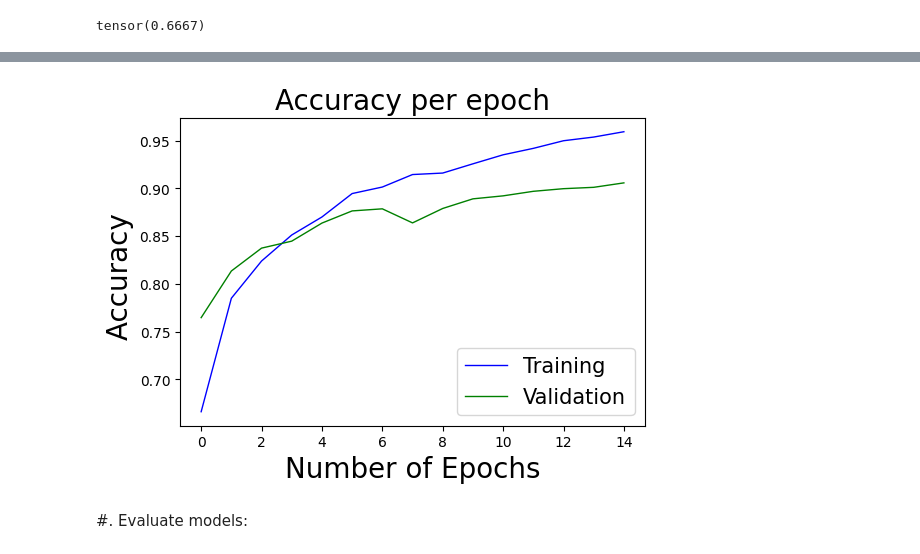
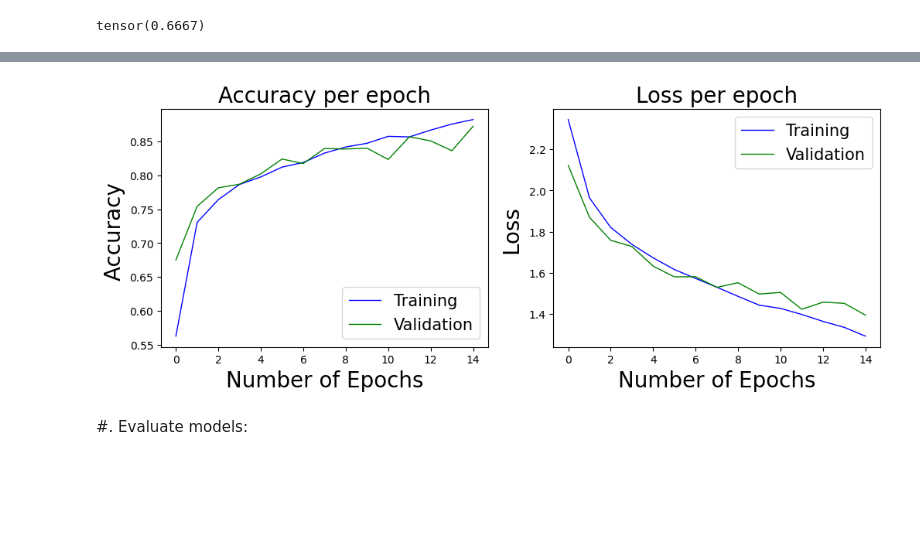
Before and after one commit to VincentCsNv/SPARKS, a Jupyter notebook: Classification_CIFAR/classif_main.ipynb, the cells around one changed output, grey strips where cells are left out. Saved outputs shown, nothing was run; the diff lists cells and outputs as text; code cells hidden in the pictures; blank space fills up the shorter version.

Commit message:
Adapt to both options

```diff
--- a/Classification_CIFAR/classif_main.ipynb
+++ b/Classification_CIFAR/classif_main.ipynb
@@ -154,6 +165,7 @@ test_data = CIFAR100(root="data",train = False,download = True, transform = test
 #Getting subset df
 train_df = getting_subset_df(train_data,super_classes_dict,SUPER_CLASSES)
 test_df = getting_subset_df(test_data,super_classes_dict,SUPER_CLASSES)
+eq_df = get_eq_df(train_df,SUPER_CLASSES)
 
 #Getting subset
 trainset = torch.utils.data.Subset(train_data, train_df["id_img"].values)
@@ -227,7 +216,7 @@ Using cache found in /root/.cache/torch/hub/pytorch_vision_v0.10.0
 #Model create layer by layer
 class convnet_no_dropout(nn.Module):
     # Constructor
-    def __init__(self):
+    def __init__(self,nb_class):
         super(convnet_no_dropout, self).__init__()
         '''
          Convolutional layers
@@ -238,6 +227,7 @@ class convnet_no_dropout(nn.Module):
               2. Relu activation function
               3. Maxpool layer
         '''
+        self.nb_class = nb_class
 
         self.conv_layer_1 = torch.nn.Sequential(
             # Convoolutional layer
@@ -271,7 +261,7 @@ class convnet_no_dropout(nn.Module):
 
         # Fully Connected layers
         self.hidden_layer = nn.Linear(128*2*2, 206)
-        self.output_layer = nn.Linear(206, len(super_class_selected))
+        self.output_layer = nn.Linear(206, self.nb_class)
 
     def forward(self, ip):
 
@@ -290,7 +280,5 @@ class convnet_no_dropout(nn.Module):
         output=self.output_layer(output)
 
         return output
-
-model1 = convnet_no_dropout()
 # %% [markdown]
 ## B. Training:
@@ -389,21 +408,27 @@ tensor(0.6667)
 # %%
 #TRAINING Options
 #Parameters
-OPTION = "A" #A or B
+OPTION = "B" #A or B
 BATCH_SIZE = 32
-MAX_LR = 1e-2
-EPOCHS = 15
+MAX_LR = 1e-2 #Best 1e-1 for Momentum
+EPOCHS = 5
 FROM_CKP = False
+optim = "Adam" #Adam, SGD or Momentum
+
+if OPTION == "A":
+  nb_class = len(SUPER_CLASSES)
+elif OPTION == "B":
+  nb_class = len(train_df["class"].unique())
 
 #loading model
+model = convnet_no_dropout(nb_class = nb_class)
 if FROM_CKP:
-  model1.load_state_dict(torch.load('model_weights.pth'))
-else:
-  model = convnet_no_dropout()
+  model.load_state_dict(torch.load('model_weights.pth'))
+
+
 
 #Loss and Optimize
 loss_func=nn.functional.cross_entropy # example : nn.functional.cross_entropy
-optim=torch.optim.Adam #example :  torch.optim.Adam or torch.optim.SGD(momentum = 0.8)
 
 #Call training functions
 trainloader = torch.utils.data.DataLoader(trainset, batch_size=BATCH_SIZE, shuffle=True)
@@ -439,16 +455,26 @@ epoch_count=[]
 for i in range(EPOCHS):
     epoch_count.append(i)
 # %%
-plt.figure(figsize=(6,4))
+#ADD LOSS
+plt.figure(figsize=(12,4))
+plt.subplot(1,2,1)
 plt.plot(epoch_count,avg_training_accuracy, 'blue', label = "Training", linewidth = '1')
 plt.plot(epoch_count,avg_validation_accuracy, 'green', label = "Validation", linewidth = '1')
 plt.title("Accuracy per epoch",fontsize=20)
 plt.xlabel("Number of Epochs",fontsize=20)
 plt.ylabel("Accuracy ",fontsize=20)
 plt.legend(fontsize=15)
+
+plt.subplot(1,2,2)
+plt.plot(epoch_count,avg_training_loss, 'blue', label = "Training", linewidth = '1')
+plt.plot(epoch_count,avg_validation_loss, 'green', label = "Validation", linewidth = '1')
+plt.title("Loss per epoch",fontsize=20)
+plt.xlabel("Number of Epochs",fontsize=20)
+plt.ylabel("Loss ",fontsize=20)
+plt.legend(fontsize=15)
 plt.show()
 # %% [output]
-[figure, old version]
+[figure, new version]
 # %% [markdown]
 #. Evaluate models:
 # %%
```
Also changed, not shown: parts of 15 cells of this notebook.
